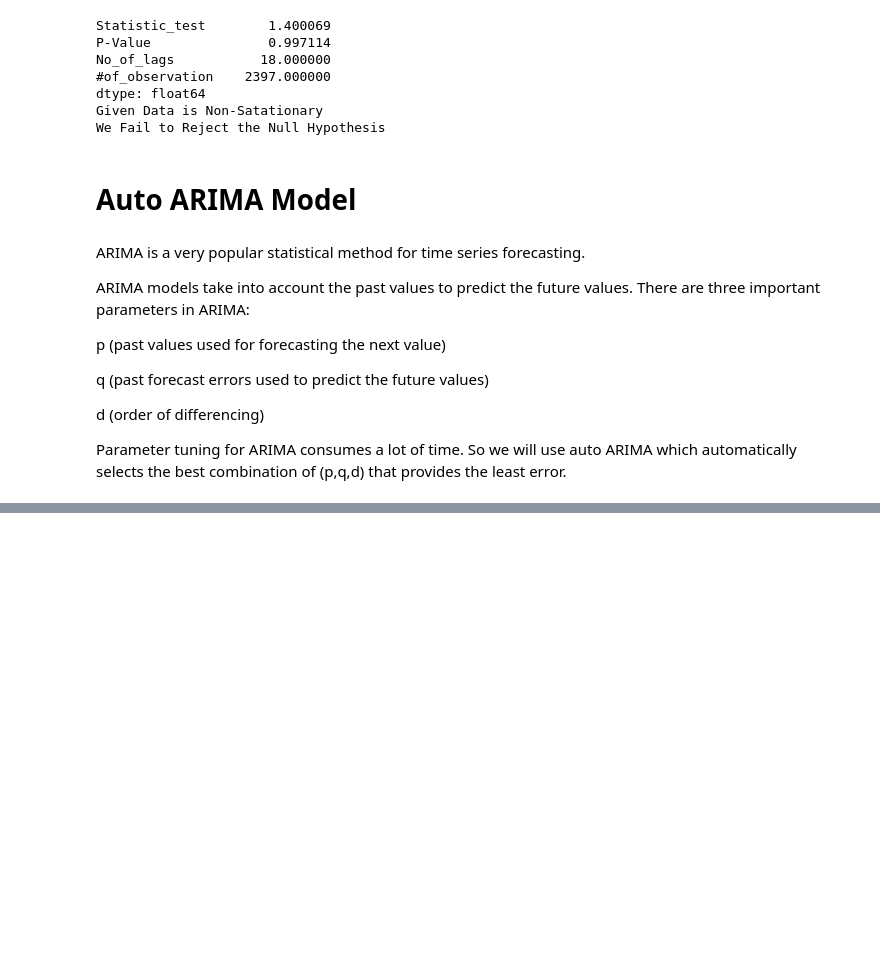
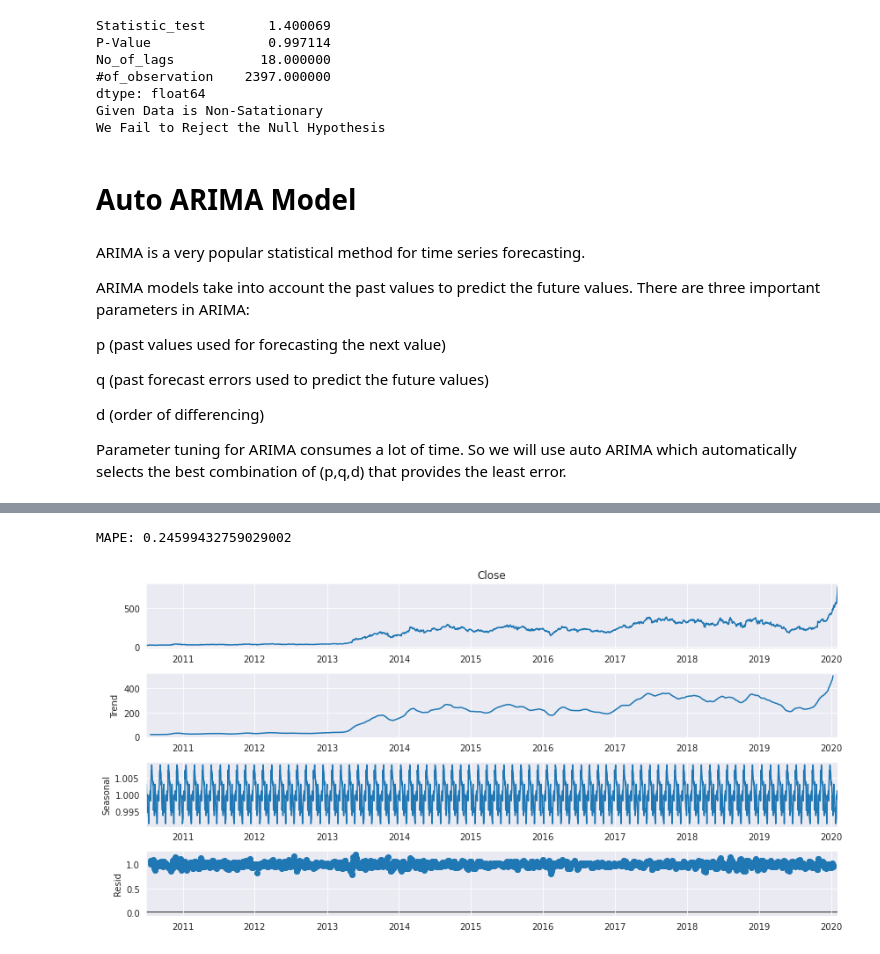
Before and after one commit to Nascent-bot/ML-Projects, a Jupyter notebook: CoeProj.ipynb, the cells around one changed output, grey strips where cells are left out. Saved outputs shown, nothing was run; the diff lists cells and outputs as text; code cells hidden in the pictures; blank space fills up the shorter version.

```diff
--- a/CoeProj.ipynb
+++ b/CoeProj.ipynb
@@ -366,0 +448,5 @@ from sklearn.metrics import mean_squared_error
+# %%
+mape = np.mean(np.abs(pred_df['ARIMA Prediction'] - test['Close'])/np.abs(test['Close']))
+print('MAPE: '+str(mape))
+# %% [output]
+MAPE: 0.24599432759029002
@@ -366,0 +456,7 @@ from sklearn.metrics import mean_squared_error
+# %%
+decom=seasonal_decompose(df['Close'],model='multiplicative',freq=30)
+from pylab import rcParams
+rcParams['figure.figsize']=12,6
+decom.plot();
+# %% [output]
+[figure, added]
```
Also changed, not shown: parts of 37 cells of this notebook.
